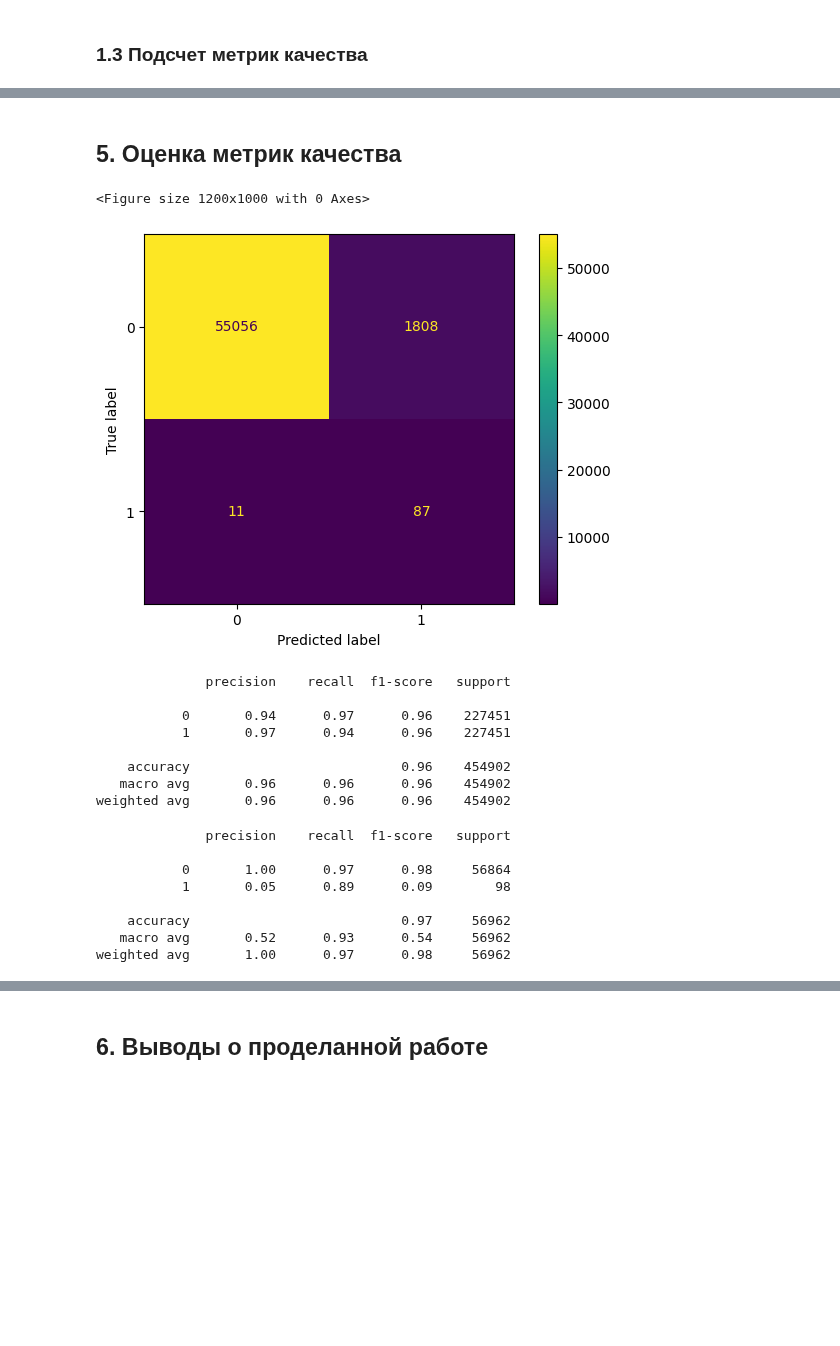
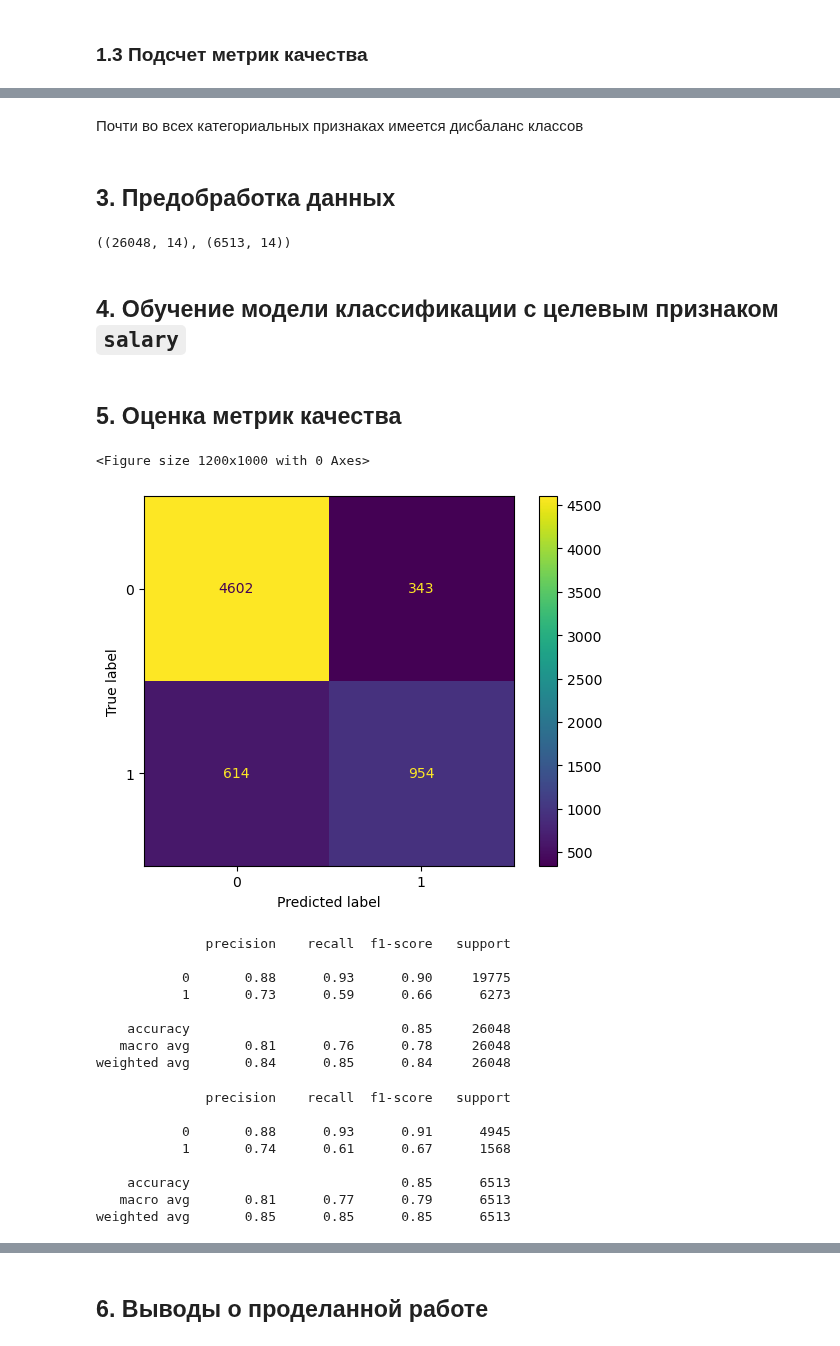
Before and after one commit to dnlygvtv/Python_for_Data_Science_HWs, a Jupyter notebook: HW/HW_11.ipynb, the cells around one changed output, grey strips where cells are left out. Saved outputs shown, nothing was run; the diff lists cells and outputs as text; code cells hidden in the pictures; blank space fills up the shorter version.

```diff
--- a/HW/HW_11.ipynb
+++ b/HW/HW_11.ipynb
@@ -276,0 +214,4 @@ pred_proba_test = lr.predict_proba(X_test)
+# %% [markdown]
+Почти во всех категориальных признаках имеется дисбаланс классов
+# %% [markdown]
+## 3. Предобработка данных
@@ -277,38 +302,84 @@ pred_proba_test = lr.predict_proba(X_test)
+# %%
+from sklearn.pipeline import make_pipeline
+from sklearn.compose import ColumnTransformer
+from sklearn.preprocessing import StandardScaler, OneHotEncoder
+
+num_pipe = make_pipeline(
+    DataPipeline(),
+    StandardScaler()
+)
+
+cat_pipe = make_pipeline(
+    OneHotEncoder(handle_unknown="ignore")          # игнорирование неопознанных данных на тесте или в рабочих данных
+)
+
+
+preprocessor = ColumnTransformer(
+    transformers=[
+        ("num", num_pipe, num_features),
+        ("cat", cat_pipe, cat_features),
+    ]
+)
+# %%
+X = df[num_features + cat_features]
+y = df[target_feature]
+
+X_train_orig, X_test_orig, y_train_orig, y_test_orig = train_test_split(X, y,
+                                                    test_size=0.2,
+                                                    shuffle=True,
+                                                    stratify=y,             # применим из-за дисбаланса классов
+                                                    random_state=42)
+y_train_orig = y_train_orig.astype(int)
+y_test_orig = y_test_orig.astype(int)
+X_train_orig.shape, X_test_orig.shape
+# %% [output]
+((26048, 14), (6513, 14))
+# %%
+X_train = preprocessor.fit_transform(X_train_orig)
+X_test = preprocessor.transform(X_test_orig)
+# %% [markdown]
+## 4. Обучение модели классификации с целевым признаком `salary`
+# %%
+lr = LogisticRegression()
+lr.fit(X_train, y_train_orig)
+pred_train = lr.predict(X_train)
+pred_test = lr.predict(X_test)
+pred_proba_test = lr.predict_proba(X_test)
 # %% [markdown]
 ## 5. Оценка метрик качества
 # %%
 # матрица ошибок
 plt.figure(figsize=(12, 10))
 
-cm = confusion_matrix(y_test, pred_test, labels=lr.classes_)
+cm = confusion_matrix(y_test_orig, pred_test, labels=lr.classes_)
 display = ConfusionMatrixDisplay(confusion_matrix=cm, display_labels=lr.classes_)
 display.plot()
 plt.show();
 # %% [output]
 <Figure size 1200x1000 with 0 Axes>
-[figure, old version]
+[figure, new version]
 # %%
 # для train'а
-print(classification_report(y_train_balanced, pred_train))
+print(classification_report(y_train_orig, pred_train))
 # %% [output]
               precision    recall  f1-score   support
 
-           0       0.94      0.97      0.96    227451
-           1       0.97      0.94      0.96    227451
+           0       0.88      0.93      0.90     19775
+           1       0.73      0.59      0.66      6273
 
-    accuracy                           0.96    454902
-   macro avg       0.96      0.96      0.96    454902
-weighted avg       0.96      0.96      0.96    454902
+    accuracy                           0.85     26048
+   macro avg       0.81      0.76      0.78     26048
+weighted avg       0.84      0.85      0.84     26048
 # %%
 # для test'а
-print(classification_report(y_test, pred_test))
+print(classification_report(y_test_orig, pred_test))
 # %% [output]
               precision    recall  f1-score   support
 
-           0       1.00      0.97      0.98     56864
-           1       0.05      0.89      0.09        98
+           0       0.88      0.93      0.91      4945
+           1       0.74      0.61      0.67      1568
 
-    accuracy                           0.97     56962
-   macro avg       0.52      0.93      0.54     56962
-weighted avg       1.00      0.97      0.98     56962
+    accuracy                           0.85      6513
+   macro avg       0.81      0.77      0.79      6513
+weighted avg       0.85      0.85      0.85      6513
 # %%
```
Also changed, not shown: parts of 48 cells of this notebook.
